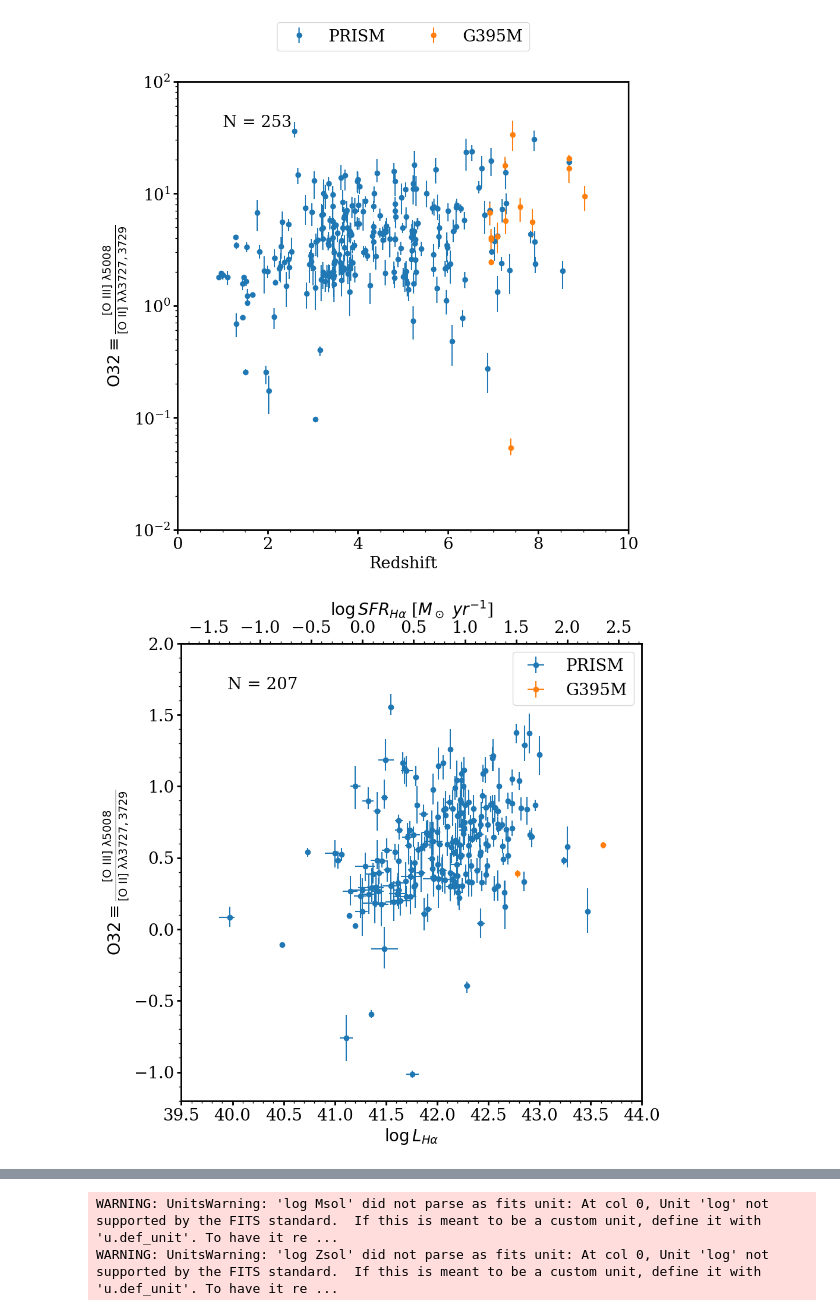
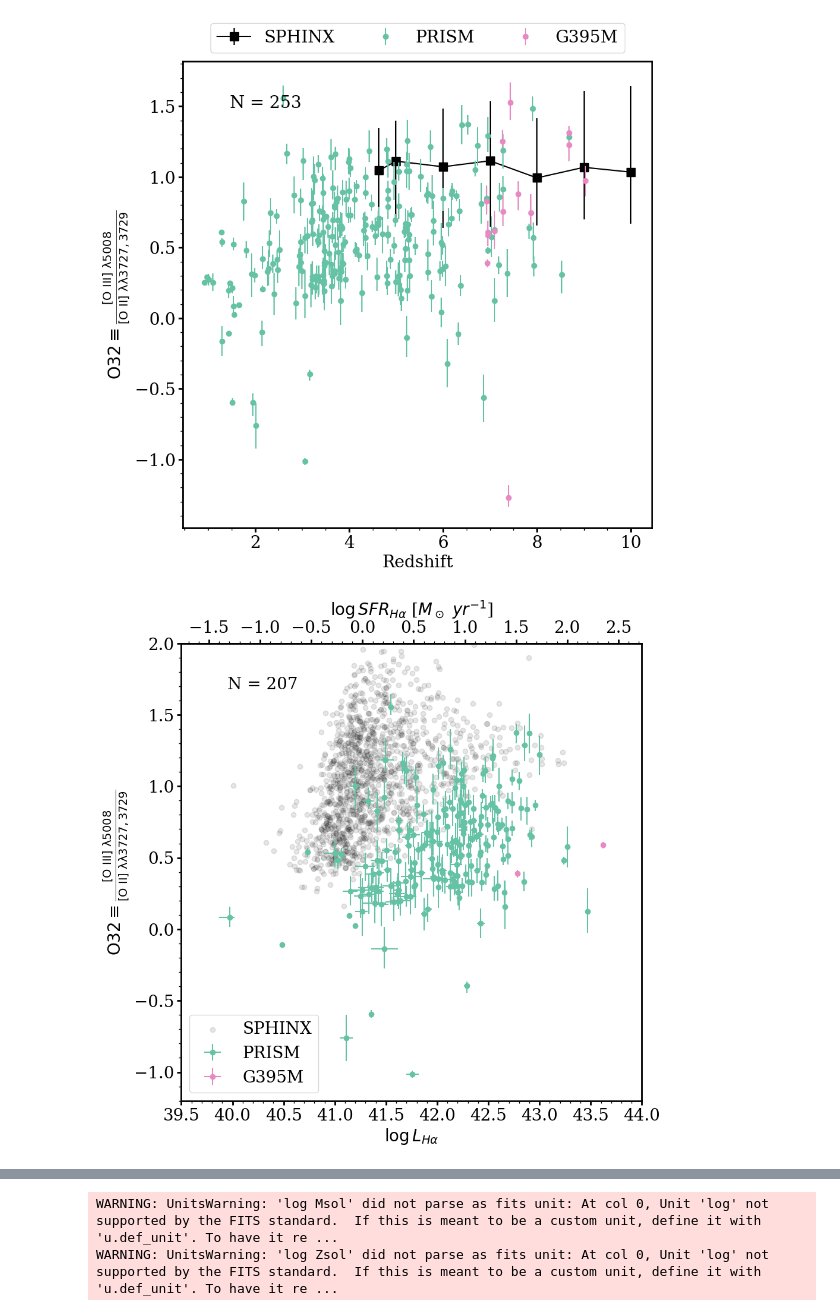
Before and after one commit to njcleri/RUBIES_ionization_conditions, a Jupyter notebook: ionization_conditions_zach.ipynb, the cells around one changed output, grey strips where cells are left out. Drawn from its saved outputs; the diff is of its cells as text; code cells hidden in the pictures.

```diff
--- a/ionization_conditions_zach.ipynb
+++ b/ionization_conditions_zach.ipynb
@@ -18,0 +98,3 @@ GRATING_COLORS = [RUBY_HEXCODE, 'k']
+# %%
+z_sphinx = sphinxdf['redshift'].unique()
+z_sphinx
@@ -88,20 +213,25 @@ plt.show()
 # %%
 plt.figure(figsize=(10,10))
-plt.errorbar(x=O32df_prism.z_prism, y=O32df_prism.O32, yerr=[O32df_prism.O32_ERR_16, O32df_prism.O32_ERR_84],
-             ls='None', marker='o', label='PRISM')
-plt.errorbar(x=O32df_g395m.z_g395m, y=O32df_g395m.O32, yerr=[O32df_g395m.O32_ERR_16, O32df_g395m.O32_ERR_84],
-             ls='None', marker='o', label='G395M')
+plt.errorbar(x=z_sphinx, y=log_O32_sphinx, yerr=[log_O32_sphinx_16, log_O32_sphinx_84], ms=10, marker='s', c='k', zorder=-9, label='SPHINX')
+plt.errorbar(x=O32df_prism.z_prism, y=np.log10(O32df_prism.O32),
+             yerr=[sf.propagate_uncertainty_log10(O32df_prism.O32,O32df_prism.O32_ERR_16), sf.propagate_uncertainty_log10(O32df_prism.O32,O32df_prism.O32_ERR_84)],
+             ls='None', color=PRISM_COLOR, marker='o', label='PRISM')
+plt.errorbar(x=O32df_g395m.z_g395m, y=np.log10(O32df_g395m.O32),
+             yerr=[sf.propagate_uncertainty_log10(O32df_g395m.O32,O32df_g395m.O32_ERR_16), sf.propagate_uncertainty_log10(O32df_g395m.O32,O32df_g395m.O32_ERR_84)],
+             ls='None', color=G395M_COLOR, marker='o', label='G395M')
+# plt.scatter(x=sphinxdf['redshift'], y=sphinxdf['log_O32'])
 
+
+# plt.scatter(z_sphinx, O32_sphinx, s=100, marker='s', c='k')
 plt.annotate(f'N = {len(O32df_prism)+len(O32df_g395m)}', xy=(0.1, 0.9), xycoords='axes fraction')
 plt.xlabel('Redshift')
 plt.ylabel(r'$\rm{O32} \equiv \frac{\rm{[O~III]}~\lambda5008}{\rm{[O~II]}~\lambda\lambda3727,3729}$')
-plt.yscale('log')
-plt.axis([0, 10, 10**-2, 10**2])
-plt.legend(loc='upper center', bbox_to_anchor=(0.5, 1.15), ncols=2)
+# plt.axis([0, 10, 10**-2, 10**2])
+plt.legend(loc='upper center', bbox_to_anchor=(0.5, 1.1), ncols=3)
 plt.savefig(FIGURES.joinpath('O32_z.pdf'))
 plt.show()
 # %% [output]
-[figure, old version]
+[figure, new version]
 # %%
 fig = plt.figure(figsize=(10,10))
 gs = GridSpec(nrows=10, ncols=10)
@@ -111,11 +241,13 @@ ax = fig.add_subplot(gs[0:10, 0:10])
 ax.errorbar(x=np.log10(O32Hadf_prism.L_Ha), y=np.log10(O32Hadf_prism.O32),
             xerr=[sf.propagate_uncertainty_log10(O32Hadf_prism.L_Ha,O32Hadf_prism.L_Ha_ERR_16), sf.propagate_uncertainty_log10(O32Hadf_prism.L_Ha,O32Hadf_prism.L_Ha_ERR_84)],
             yerr=[sf.propagate_uncertainty_log10(O32Hadf_prism.O32,O32Hadf_prism.O32_ERR_16), sf.propagate_uncertainty_log10(O32Hadf_prism.O32,O32Hadf_prism.O32_ERR_84)],
-            ls='None', marker='o', label='PRISM')
+            ls='None', color=PRISM_COLOR, marker='o', label='PRISM')
 ax.errorbar(x=np.log10(O32Hadf_g395m.L_Ha), y=np.log10(O32Hadf_g395m.O32),
             xerr=[sf.propagate_uncertainty_log10(O32Hadf_g395m.L_Ha,O32Hadf_g395m.L_Ha_ERR_16), sf.propagate_uncertainty_log10(O32Hadf_g395m.L_Ha,O32Hadf_g395m.L_Ha_ERR_84)],
             yerr=[sf.propagate_uncertainty_log10(O32Hadf_g395m.O32,O32Hadf_g395m.O32_ERR_16), sf.propagate_uncertainty_log10(O32Hadf_g395m.O32,O32Hadf_g395m.O32_ERR_84)],
-            ls='None', marker='o', label='G395M')
+            ls='None', color=G395M_COLOR, marker='o', label='G395M')
+
+ax.scatter(np.log10(sphinxdf["H__1_6562.80A_int"]), np.log10(O32_sphinx), c='k', alpha=0.1, label='SPHINX')
 
 plt.annotate(f'N = {len(O32Hadf_prism)+len(O32Hadf_g395m)}', xy=(0.1, 0.9), xycoords='axes fraction')
 plt.xlabel(r'$\log L_{H\alpha}$')
@@ -127,6 +259,6 @@ plt.legend()
 plt.savefig(FIGURES.joinpath('O32_ha.pdf'))
 plt.show()
 # %% [output]
-[figure, old version]
+[figure, new version]
 # %%
 plt.figure(figsize=(10,10))
```
Also changed, not shown: parts of 19 cells of this notebook, 13 other files.
